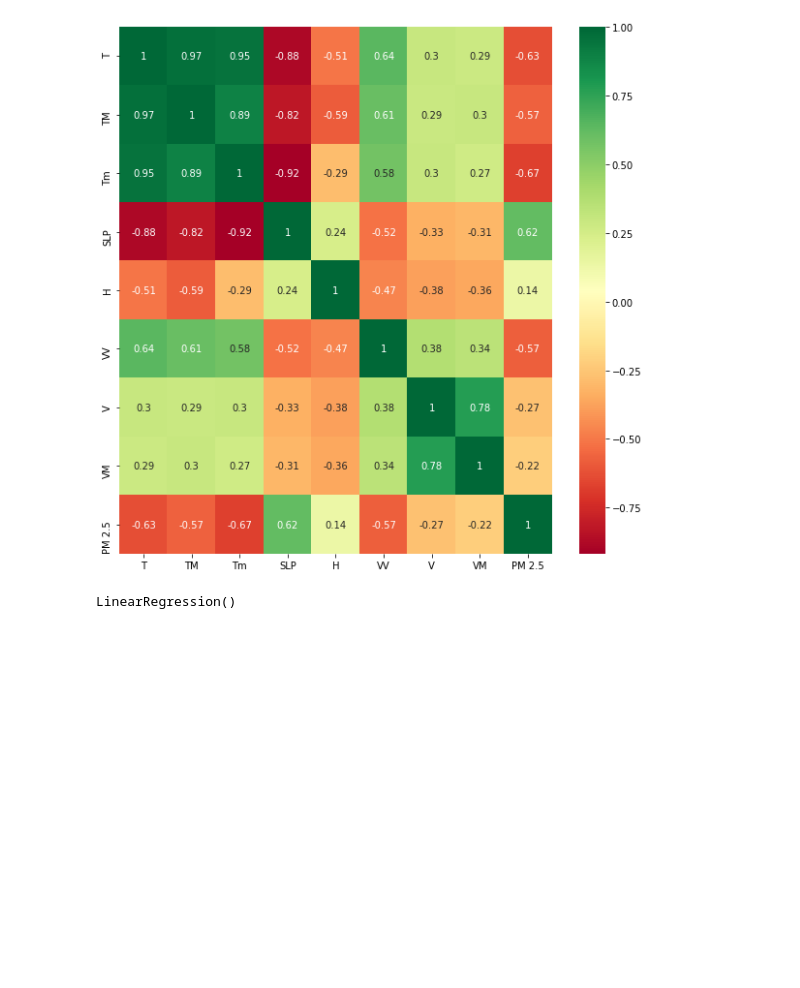
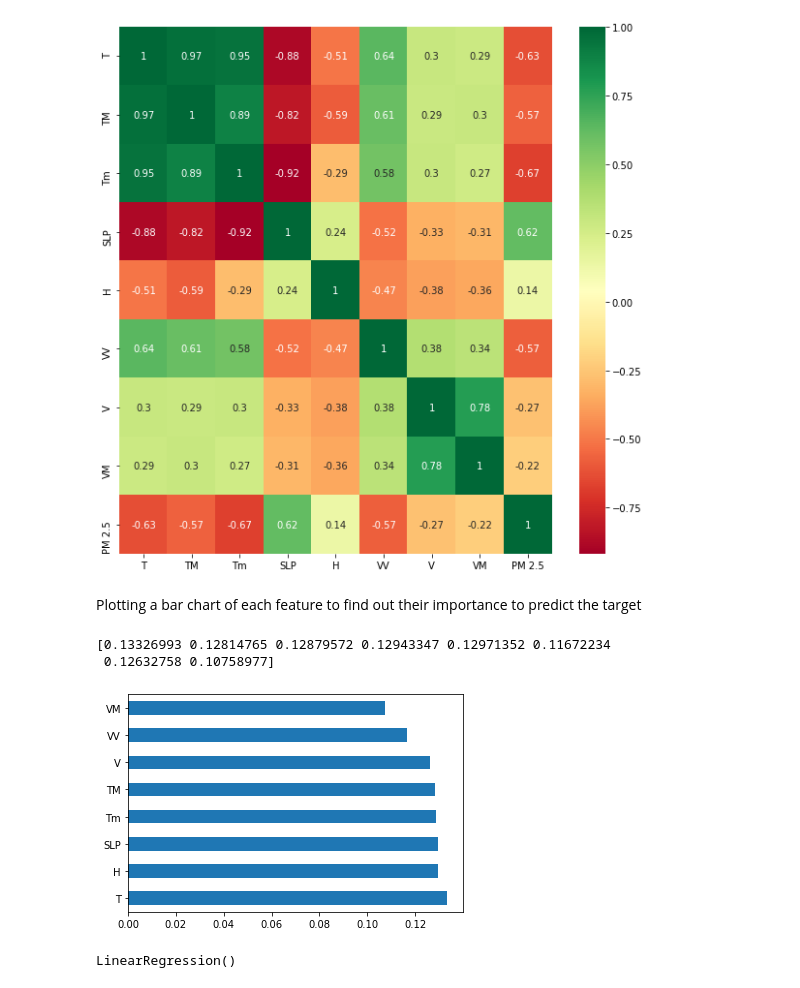
Before and after one commit to rafiulgits/ai-lab-assignment, a Jupyter notebook: task-2-air-quality-prediction.ipynb, the cells around one changed output. Drawn from its saved outputs; the diff is of its cells as text; code cells hidden in the pictures; blank space fills up the shorter version.

```diff
--- a/task-2-air-quality-prediction.ipynb
+++ b/task-2-air-quality-prediction.ipynb
@@ -95,5 +96,27 @@ plt.figure(figsize=(10,10))
 g=sns.heatmap(dataframe[top_corr_features].corr(),annot=True,cmap="RdYlGn")
 # %% [output]
 [figure]
+# %%
+# removing PM 2.5 = 0 rows
+zero_pm_values = dataframe.index[dataframe['PM 2.5'] == True].tolist()
+df2 = dataframe.drop(zero_pm_values, axis=0)
+Y = df2['PM 2.5']
+X = df2.drop(['PM 2.5'], axis=1)
+# %% [markdown]
+Plotting a bar chart of each feature to find out their importance to predict the target
+# %%
+from sklearn.ensemble import ExtraTreesClassifier
+model = ExtraTreesClassifier()
+model.fit(X,np.array(Y, dtype=np.int64))
+# use inbuilt class feature_importances of tree based classifiers
+print(model.feature_importances_)
+# plot graph of feature importances for better visualization
+feat_importances = pd.Series(model.feature_importances_, index=X.columns)
+feat_importances.nlargest(len(X)).plot(kind='barh')
+plt.show()
+# %% [output]
+[0.13326993 0.12814765 0.12879572 0.12943347 0.12971352 0.11672234
+ 0.12632758 0.10758977]
+[figure, added]
 # %%
 from sklearn.model_selection import train_test_split
```
Also changed, not shown: parts of 15 cells of this notebook, 1 other file.
